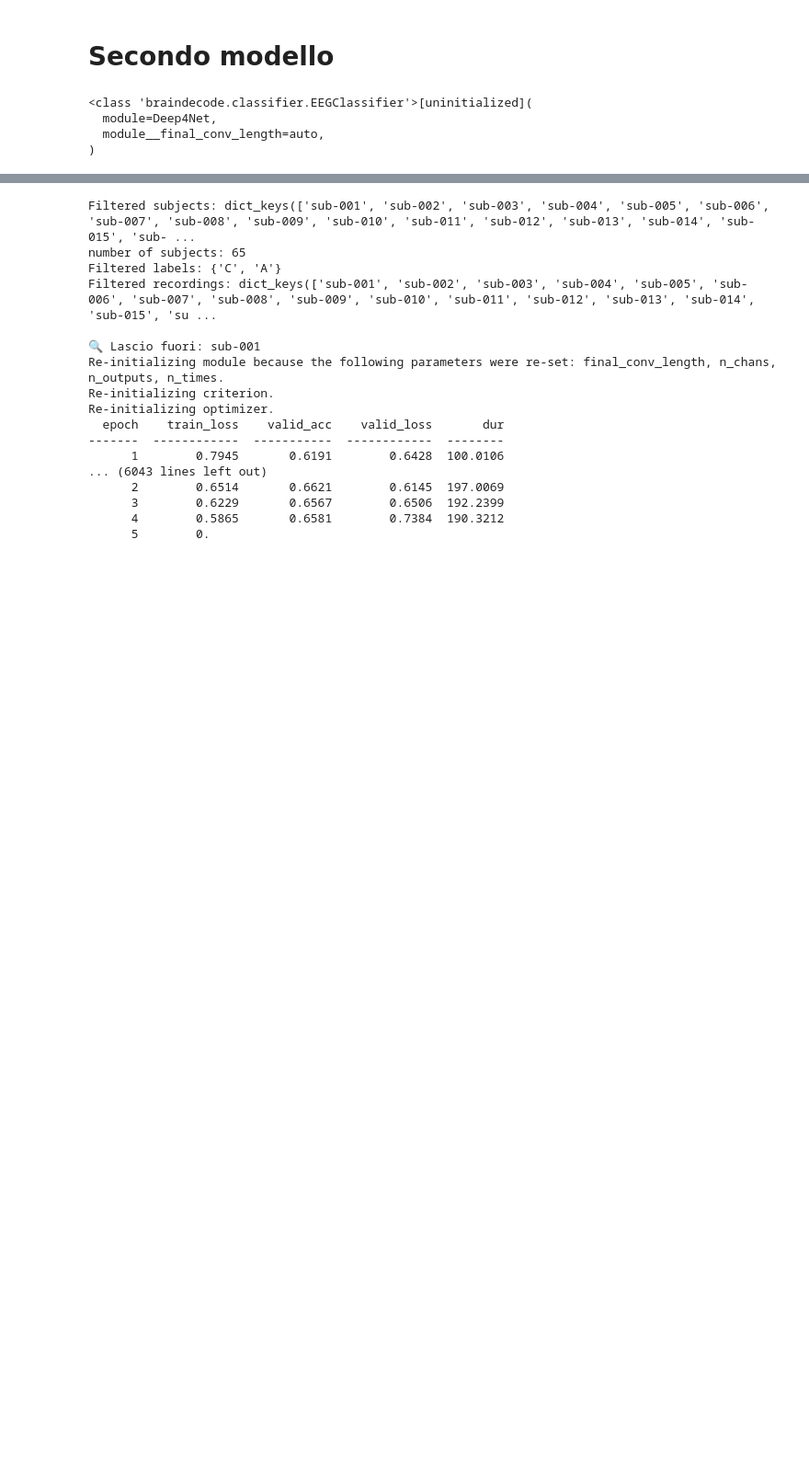
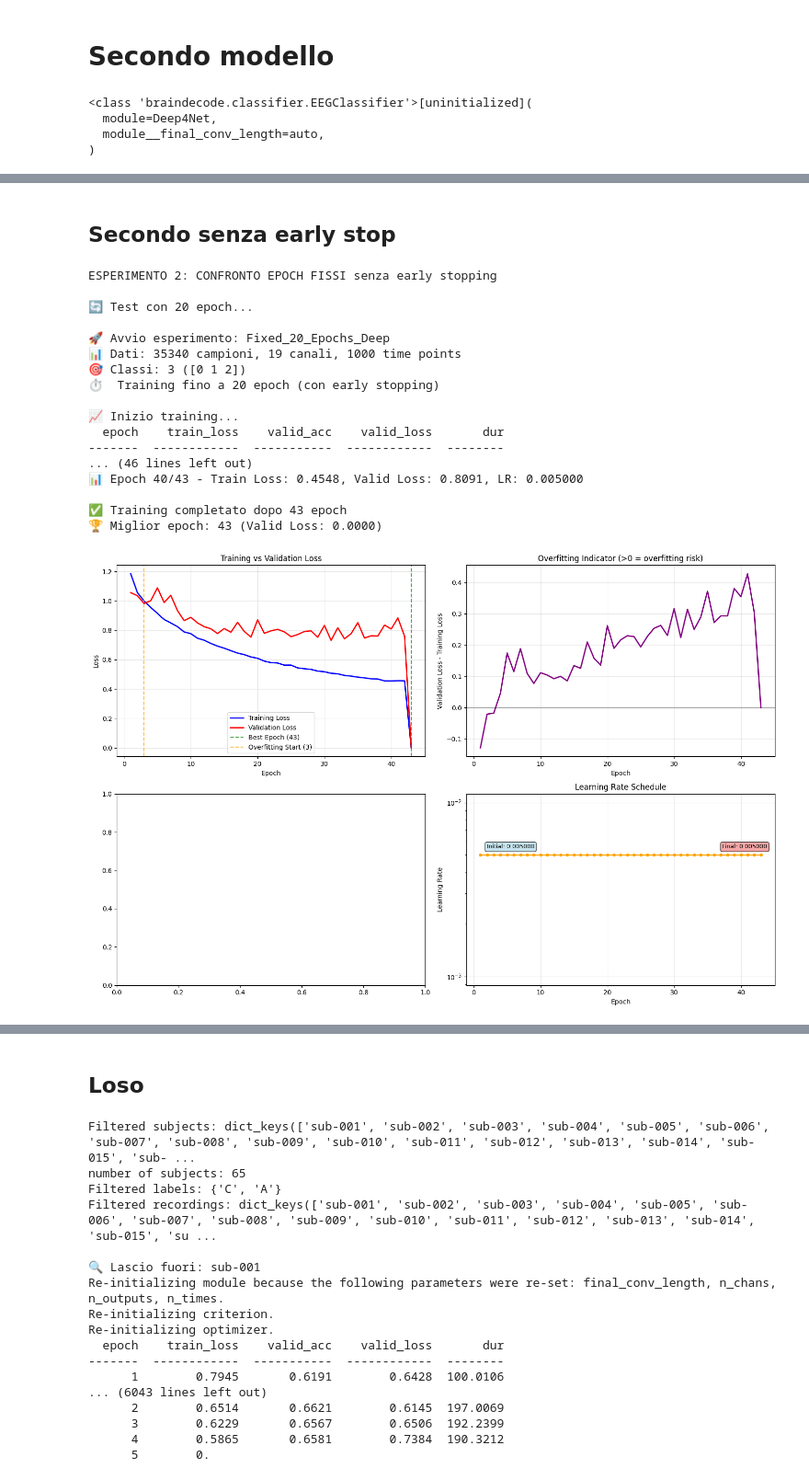
Before and after one commit to MattiaBianchessi/ProgettoNI_AC, a Jupyter notebook: 02_Experiment.ipynb, the cells around one changed output, grey strips where cells are left out. Shown at 92% size. Saved outputs shown, nothing was run; the diff lists cells and outputs as text; code cells hidden in the pictures; blank space fills up the shorter version.

```diff
--- a/02_Experiment.ipynb
+++ b/02_Experiment.ipynb
@@ -1638,0 +1703,75 @@ Re-initializing criterion.
+# %% [markdown]
+## Secondo senza early stop
+# %%
+
+epoch_tests = [20, 50, 80 ]#120, 150, 200]
+results_comparison = {}
+
+
+from skorch.dataset import ValidSplit
+from braindecode import EEGClassifier
+from torch.nn import CrossEntropyLoss
+from skorch.callbacks import EarlyStopping
+
+# La configurazione della rete
+net = EEGClassifier(
+    'Deep4Net',
+    #callbacks=[
+    #    EarlyStopping(patience=10, threshold=0.001, monitor='valid_loss')
+    #],
+    module__final_conv_length='auto',
+    train_split = ValidSplit(0.3),
+    batch_size = 32,
+    lr = 0.005,
+    max_epochs = 50,
+    criterion = CrossEntropyLoss(),
+)
+
+print("ESPERIMENTO 2: CONFRONTO EPOCH FISSI senza early stopping")
+
+
+for n_epochs in epoch_tests:
+    print(f"\n🔄 Test con {n_epochs} epoch...")
+
+    # Crea configurazione temporanea
+    temp_config = EXPERIMENT_CONFIG.copy()
+    temp_config['max_epochs_exploration'] = n_epochs
+    temp_config['patience_early_stopping'] = n_epochs + 10  # Disabilitare l'early stopping
+
+    # Sostituisci con i tuoi dati:
+    net_temp, monitor_temp, _ = run_extended_training_experiment(
+        X, y, temp_config, f"Fixed_{n_epochs}_Epochs_Deep",net
+     )
+
+    # Salvo
+    results_comparison[n_epochs] = {
+         'final_train_loss': monitor_temp.train_losses[-1],
+         'final_valid_loss': monitor_temp.valid_losses[-1],
+         'best_valid_loss': monitor_temp.best_valid_loss,
+         'best_epoch': monitor_temp.best_epoch
+     }
+
+df = pd.DataFrame.from_dict(results_comparison, orient='index')
+df.index.name = 'n_epochs'  # Diamo un nome all'indice
+
+# Salva in un file CSV
+df.to_csv('results_comparison.csv') # Qui cambia il nome del file se necessario
+# %% [output]
+ESPERIMENTO 2: CONFRONTO EPOCH FISSI senza early stopping
+
+🔄 Test con 20 epoch...
+
+🚀 Avvio esperimento: Fixed_20_Epochs_Deep
+📊 Dati: 35340 campioni, 19 canali, 1000 time points
+🎯 Classi: 3 ([0 1 2])
+⏱️  Training fino a 20 epoch (con early stopping)
+
+📈 Inizio training...
+  epoch    train_loss    valid_acc    valid_loss       dur
+-------  ------------  -----------  ------------  --------
+... (46 lines left out)
+📊 Epoch 40/43 - Train Loss: 0.4548, Valid Loss: 0.8091, LR: 0.005000
+
+✅ Training completato dopo 43 epoch
+🏆 Miglior epoch: 43 (Valid Loss: 0.0000)
+[figure, added]
@@ -1639,3 +1795,5 @@ Re-initializing criterion.
+# %% [markdown]
+## Loso
 # %%
 #LOSO DEEP
 
```
Also changed, not shown: parts of 16 cells of this notebook, 3 other files.
